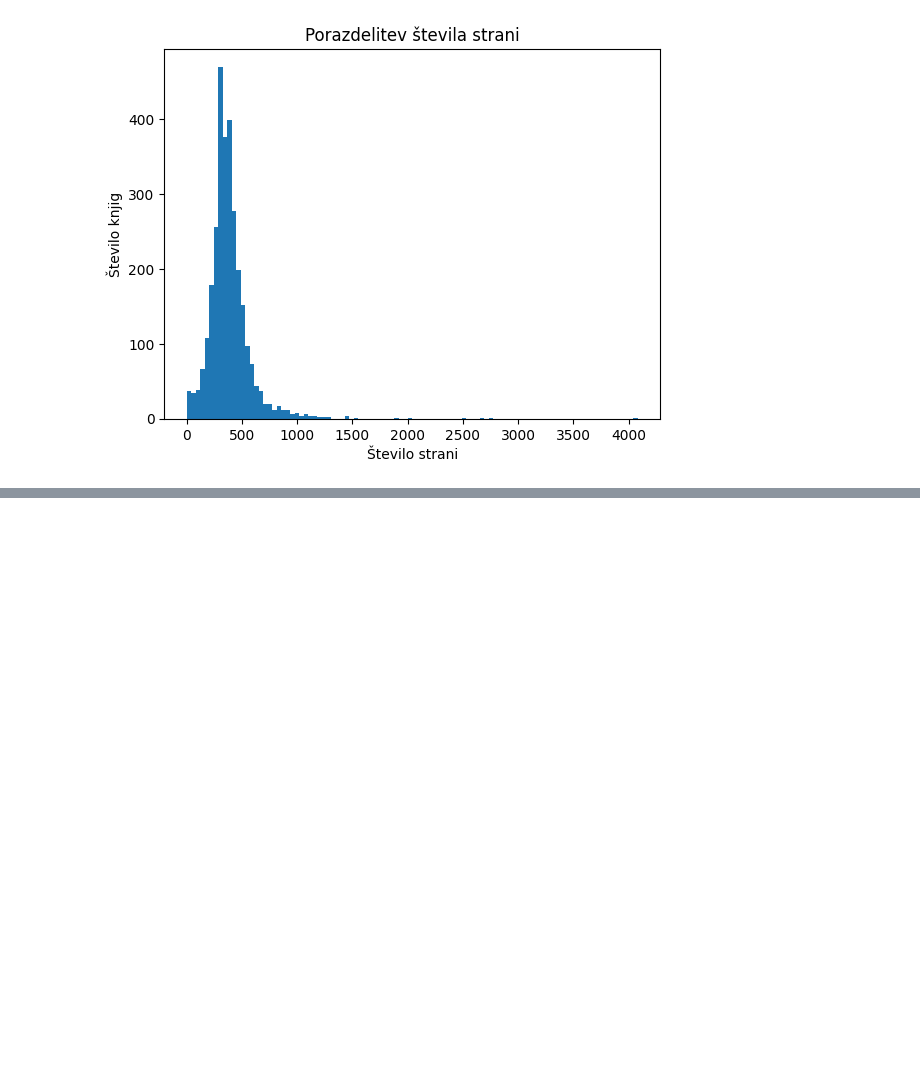
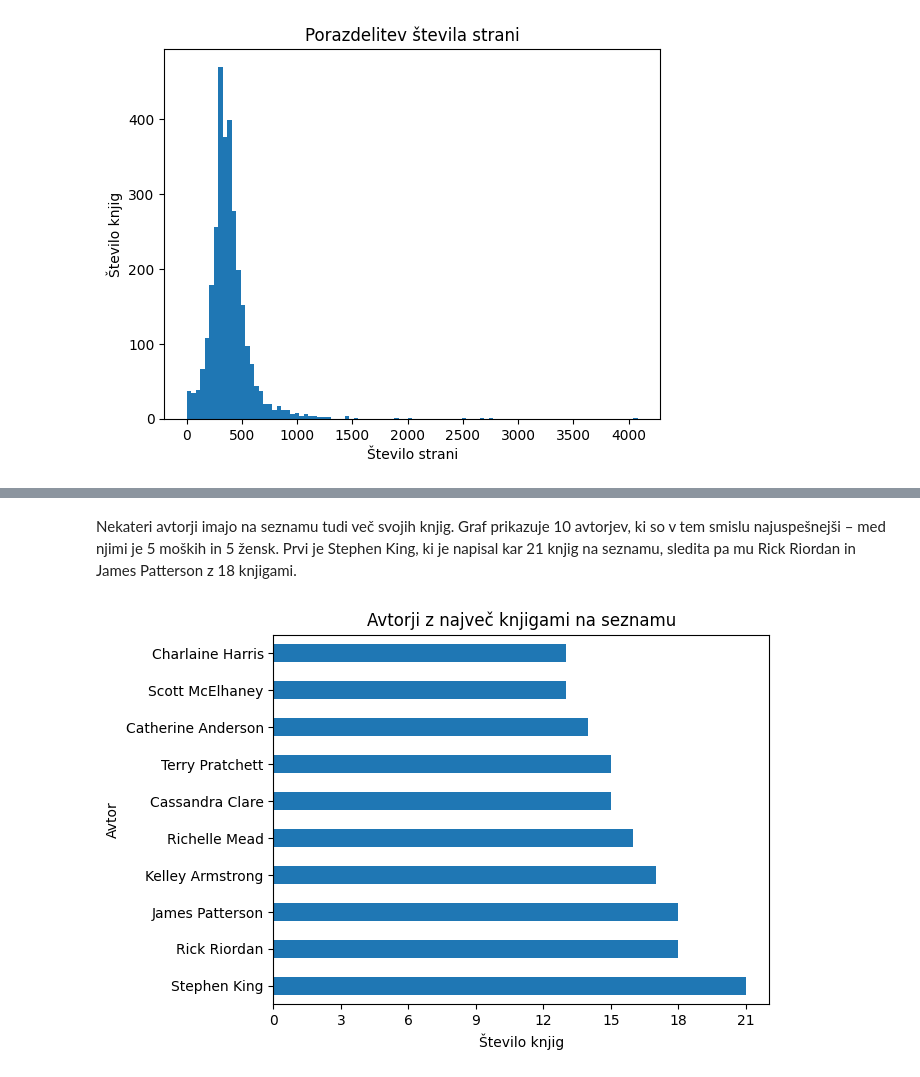
Before and after one commit to staricveronika/uvp-projektna-naloga, a Jupyter notebook: analiza_podatkov.ipynb, the cells around one changed output, grey strips where cells are left out. Drawn from its saved outputs; the diff is of its cells as text; code cells hidden in the pictures; blank space fills up the shorter version.

Commit message:
Dokončana analiza avtorjev in žanrov.

```diff
--- a/analiza_podatkov.ipynb
+++ b/analiza_podatkov.ipynb
@@ -201,0 +210,13 @@ najdaljsa_knjiga
+# %% [markdown]
+Nekateri avtorji imajo na seznamu tudi več svojih knjig. Graf prikazuje 10 avtorjev, ki so v tem smislu najuspešnejši – med njimi je 5 moških in 5 žensk. Prvi je Stephen King, ki je napisal kar 21 knjig na seznamu, sledita pa mu Rick Riordan in James Patterson z 18 knjigami.
+# %%
+top_avtorji = knjige["avtor"].value_counts().nlargest(10)
+top_avtorji.plot.barh()
+plt.title("Avtorji z največ knjigami na seznamu")
+plt.xlabel("Število knjig")
+plt.ylabel("Avtor")
+plt.gca().xaxis.set_major_locator(MaxNLocator(integer=True))
+# glavne vrednosti na x osi nastavimo na cela števila
+plt.show()
+# %% [output]
+[figure, added]
```
Also changed, not shown: parts of 16 cells of this notebook.
